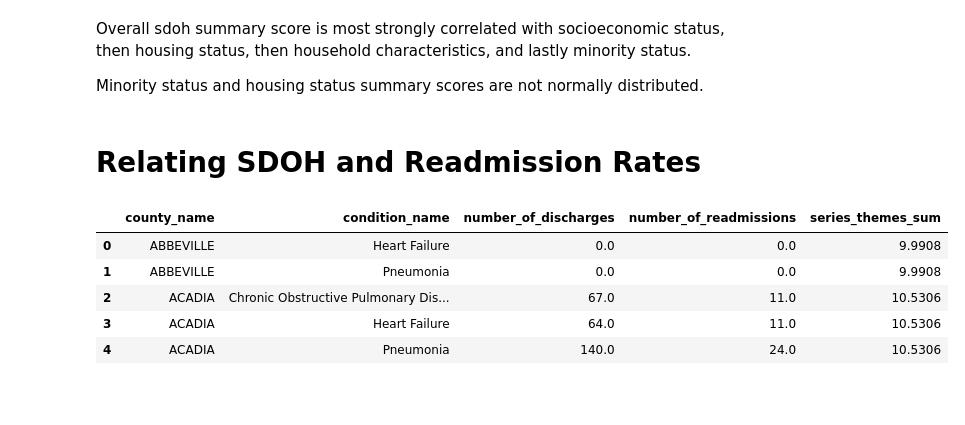
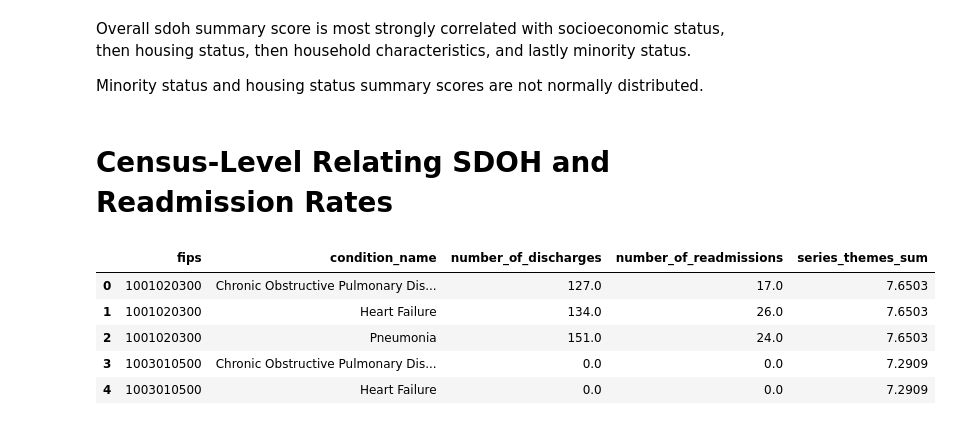
Before and after one commit to DS4A-2023-Team-20/ca-sdoh, a Jupyter notebook: code/audrey/sdoh_eda_plots.ipynb, the cells around one changed output. Cells and saved outputs as stored; diff of their text form; code cells hidden in the pictures; blank space fills up the shorter version.

```diff
--- a/code/audrey/sdoh_eda_plots.ipynb
+++ b/code/audrey/sdoh_eda_plots.ipynb
@@ -76,22 +79,24 @@ Overall sdoh summary score is most strongly correlated with socioeconomic status
 
 Minority status and housing status summary scores are not normally distributed.
 # %% [markdown]
-# Relating SDOH and Readmission Rates
+# Census-Level Relating SDOH and Readmission Rates
 # %%
 #group by county and condition (we only have county level sdoh)
 #aggregating sums of number_of_discharges and number_of_readmissions, but mean for overall sdoh sum measure
 #predicted/expected readmission ratios are probably not helpful here we shouldn't aggregate over ratios
 
-data_county = (data.groupby(['county_name','condition_name'], as_index=False)
+#filter out -999
+data = data[data['series_themes_sum'] > 0]
+data_census = (data.groupby(['fips','condition_name'], as_index=False)
        .agg({'number_of_discharges':'sum', 'number_of_readmissions':'sum','series_themes_sum':'mean'})
        .rename(columns={'Missed':'Sum1', 'Credit':'Sum2','Grade':'Average'}))
-data_county.head()
+data_census.head()
 # %% [output]
-|  | county_name | condition_name | number_of_discharges | number_of_readmissions | series_themes_sum |
-| 0 | ABBEVILLE | Heart Failure | 0.0 | 0.0 | 9.9908 |
-| 1 | ABBEVILLE | Pneumonia | 0.0 | 0.0 | 9.9908 |
-| 2 | ACADIA | Chronic Obstructive Pulmonary Dis... | 67.0 | 11.0 | 10.5306 |
-| 3 | ACADIA | Heart Failure | 64.0 | 11.0 | 10.5306 |
-| 4 | ACADIA | Pneumonia | 140.0 | 24.0 | 10.5306 |
+|  | fips | condition_name | number_of_discharges | number_of_readmissions | series_themes_sum |
+| 0 | 1001020300 | Chronic Obstructive Pulmonary Dis... | 127.0 | 17.0 | 7.6503 |
+| 1 | 1001020300 | Heart Failure | 134.0 | 26.0 | 7.6503 |
+| 2 | 1001020300 | Pneumonia | 151.0 | 24.0 | 7.6503 |
+| 3 | 1003010500 | Chronic Obstructive Pulmonary Dis... | 0.0 | 0.0 | 7.2909 |
+| 4 | 1003010500 | Heart Failure | 0.0 | 0.0 | 7.2909 |
 # %%
 #add calculated raw_readmission_rate
```
Also changed, not shown: parts of 13 cells of this notebook.
